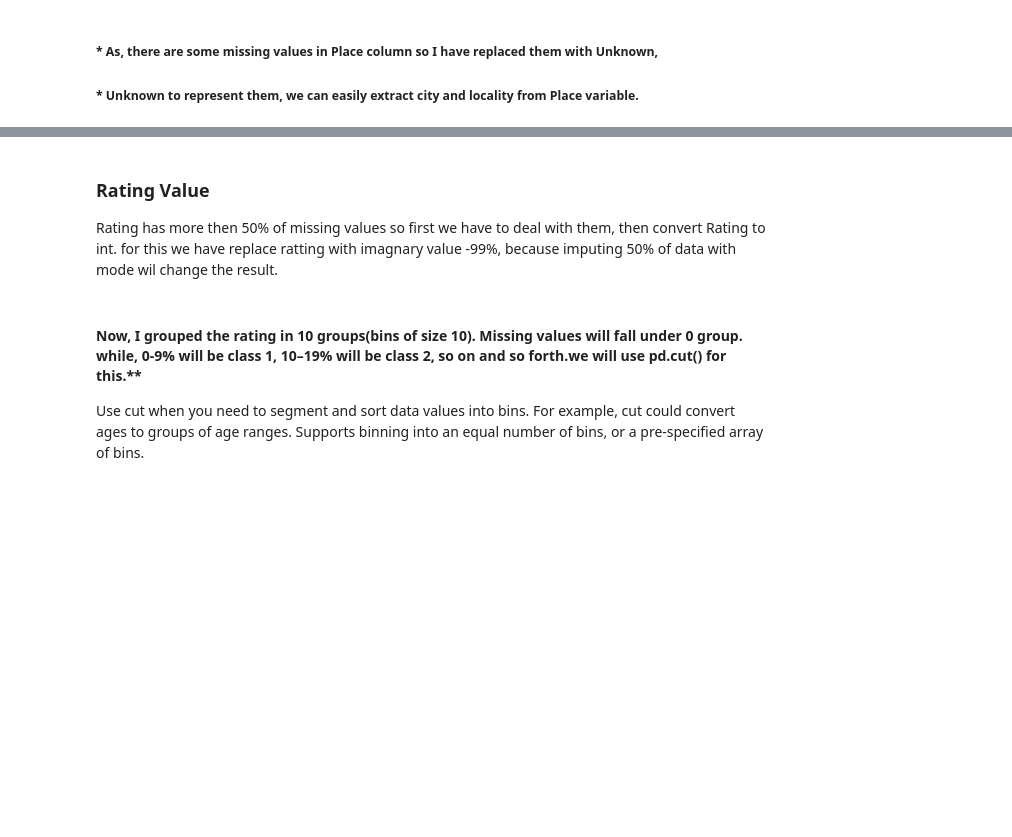
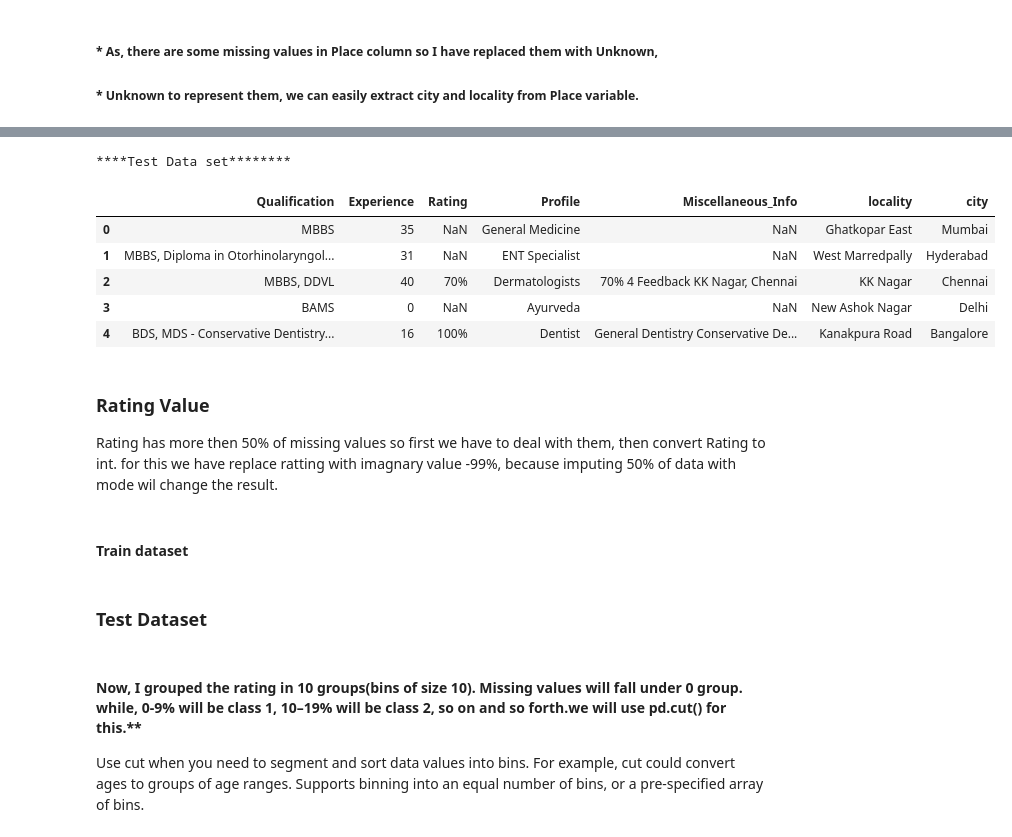
Before and after one commit to dineshpatel14/projects, a Jupyter notebook: Data_trained_Evaluation/4.Doctor_consulation_fee_prediction/Doctor_consulation_fee_prediction.ipynb, the cells around one changed output, grey strips where cells are left out. Cells and saved outputs as stored; diff of their text form; code cells hidden in the pictures; blank space fills up the shorter version.

```diff
--- a/Data_trained_Evaluation/4.Doctor_consulation_fee_prediction/Doctor_consulation_fee_prediction.ipynb
+++ b/Data_trained_Evaluation/4.Doctor_consulation_fee_prediction/Doctor_consulation_fee_prediction.ipynb
@@ -114,8 +225,21 @@ train.drop('Place',axis=1,inplace=True)
+# %%
+print("\n****Test Data set********\n")
+test.head()
+# %% [output]
+****Test Data set********
+|  | Qualification | Experience | Rating | Profile | Miscellaneous_Info | locality | city |
+| 0 | MBBS | 35 | NaN | General Medicine | NaN | Ghatkopar East | Mumbai |
+| 1 | MBBS, Diploma in Otorhinolaryngol... | 31 | NaN | ENT Specialist | NaN | West Marredpally | Hyderabad |
+| 2 | MBBS, DDVL | 40 | 70% | Dermatologists | 70% 4 Feedback KK Nagar, Chennai | KK Nagar | Chennai |
+| 3 | BAMS | 0 | NaN | Ayurveda | NaN | New Ashok Nagar | Delhi |
+| 4 | BDS, MDS - Conservative Dentistry... | 16 | 100% | Dentist | General Dentistry Conservative De... | Kanakpura Road | Bangalore |
 # %% [markdown]
 ### Rating Value
 
 Rating has more then 50% of missing values so first we have to deal with them, then convert Rating to int.
 for this we have replace ratting with imagnary value -99%, because imputing 50% of data with mode wil change the result.
+# %% [markdown]
+#### Train dataset
 # %%
 # Fill missing values with -99% to provide them different importance.
 train['Rating'].fillna('-99%',inplace=True)
@@ -124,0 +254,2 @@ train['Rating'] = train['Rating'].str.slice(stop=-1).astype(int)
+# %% [markdown]
+### Test Dataset
```
Also changed, not shown: parts of 44 cells of this notebook.
